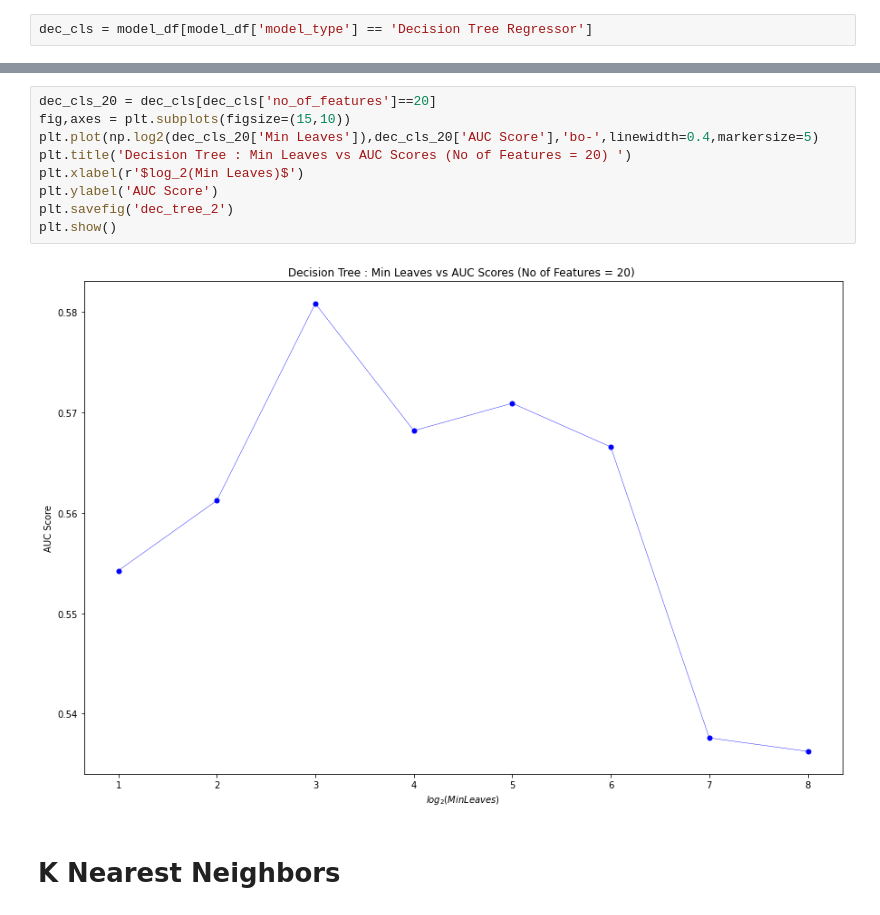
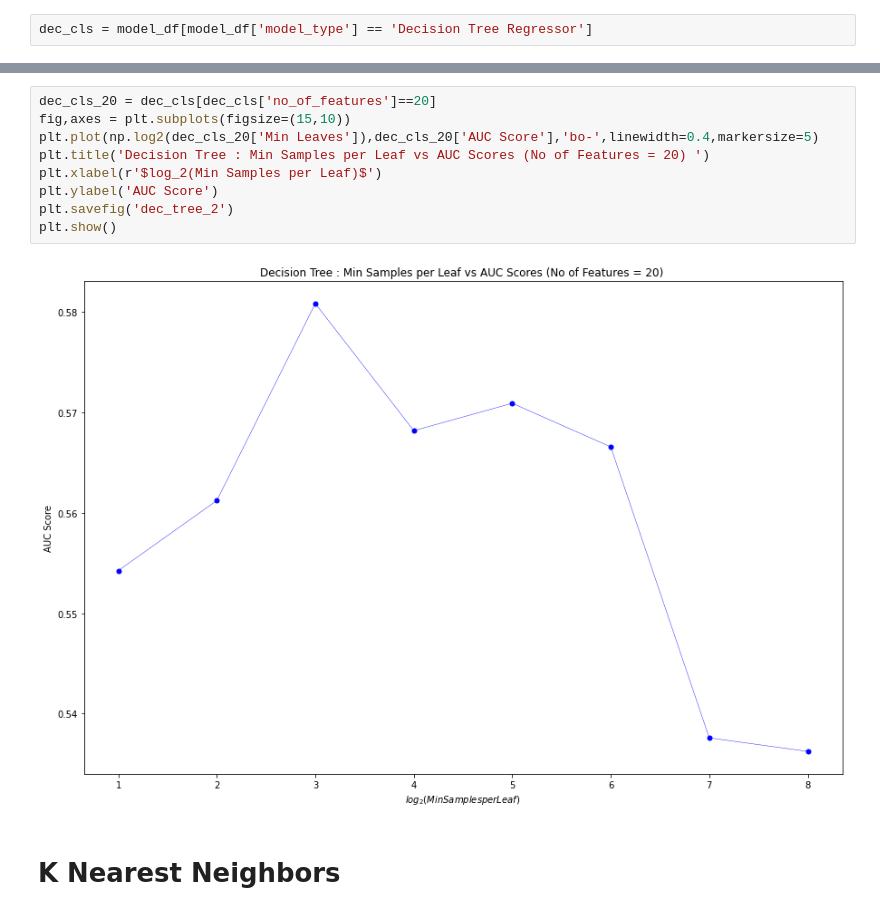
Before and after one commit to sudharsanasai/Option-ITM-Prediction, a Jupyter notebook: AUC Score Analysis.ipynb, the cells around one changed output, grey strips where cells are left out. Cells and saved outputs as stored; diff of their text form.

```diff
--- a/AUC Score Analysis.ipynb
+++ b/AUC Score Analysis.ipynb
@@ -89,14 +105,14 @@ plt.show()
 # %%
 dec_cls_20 = dec_cls[dec_cls['no_of_features']==20]
 fig,axes = plt.subplots(figsize=(15,10))
 plt.plot(np.log2(dec_cls_20['Min Leaves']),dec_cls_20['AUC Score'],'bo-',linewidth=0.4,markersize=5)
-plt.title('Decision Tree : Min Leaves vs AUC Scores (No of Features = 20) ')
-plt.xlabel(r'$log_2(Min Leaves)$')
+plt.title('Decision Tree : Min Samples per Leaf vs AUC Scores (No of Features = 20) ')
+plt.xlabel(r'$log_2(Min Samples per Leaf)$')
 plt.ylabel('AUC Score')
 plt.savefig('dec_tree_2')
 plt.show()
 # %% [output]
-[figure, old version]
+[figure, new version]
 # %% [markdown]
 # K Nearest Neighbors
 # %%
```
Also changed, not shown: parts of 4 cells of this notebook, 1 other file.
